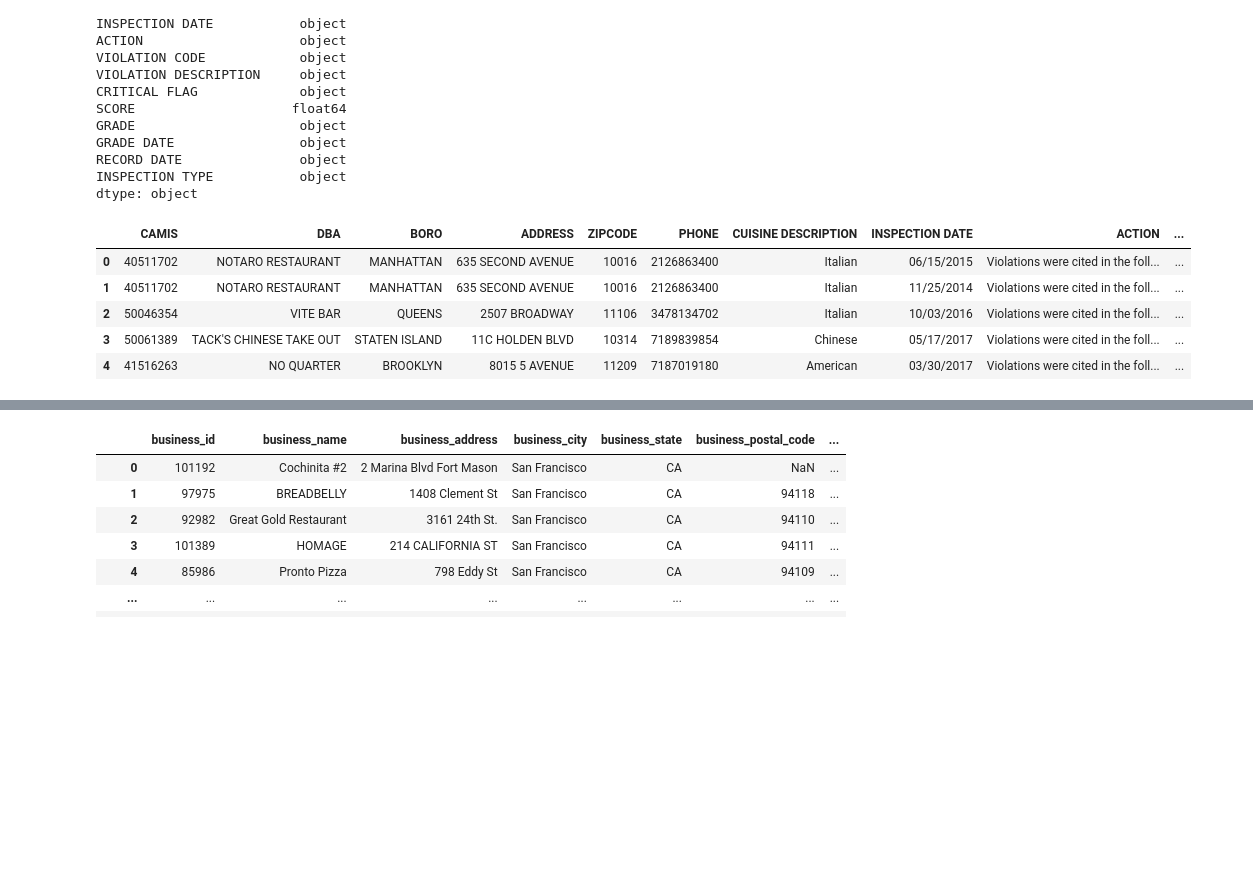
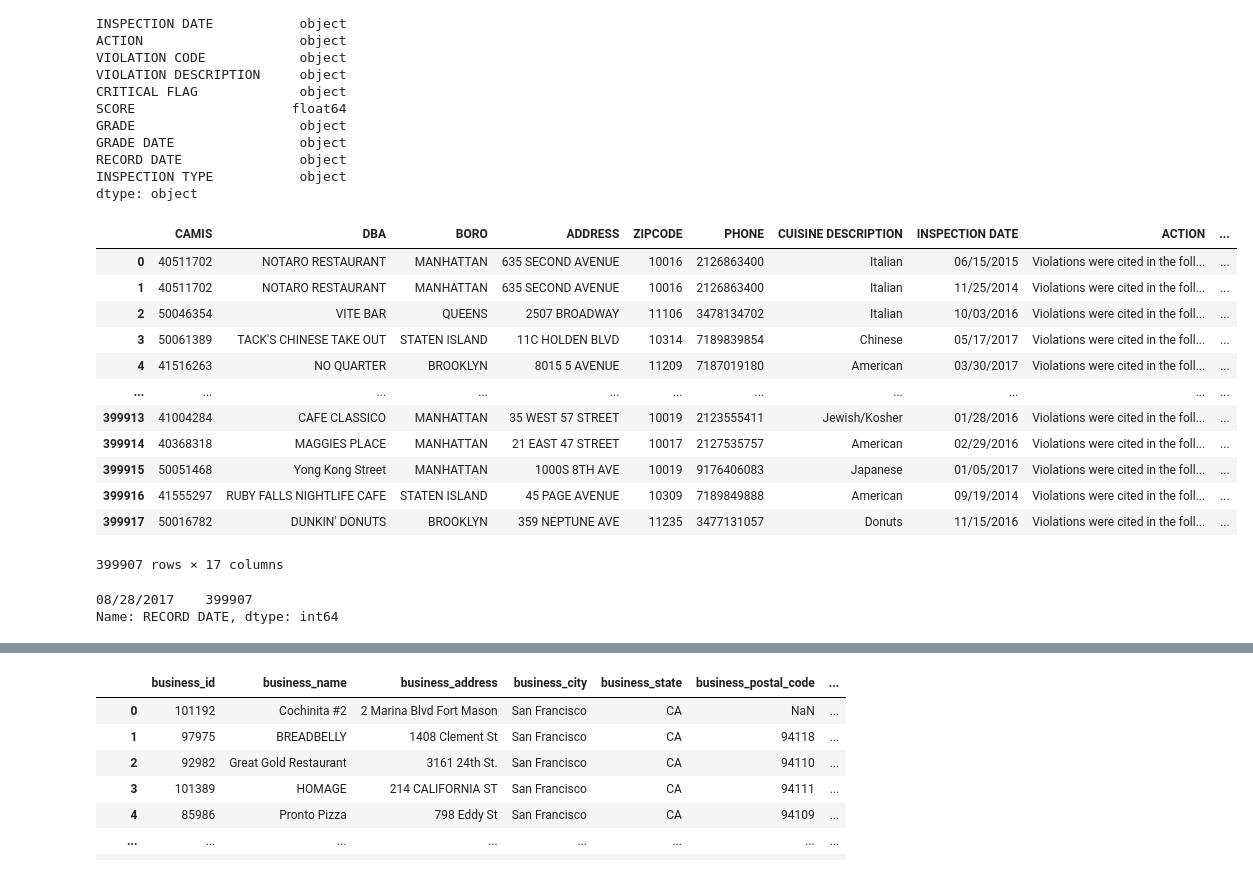
Before and after one commit to RothK215/Project-2-ETL, a Jupyter notebook: RK_Data_Cleaning_Retrieval_2.ipynb, the cells around one changed output, grey strips where cells are left out. Saved outputs shown, nothing was run; the diff lists cells and outputs as text; code cells hidden in the pictures; blank space fills up the shorter version.

```diff
--- a/RK_Data_Cleaning_Retrieval_2.ipynb
+++ b/RK_Data_Cleaning_Retrieval_2.ipynb
@@ -51,25 +51,39 @@ nycdf = nyc_df.copy()
 # %%
 # Drop any duplicate rows.
 nycdf = nycdf.drop_duplicates()
 
 # Replace any missing zipcode with 0 and Remove decimal place in zip code.
 nycdf['ZIPCODE'] = nycdf['ZIPCODE'].fillna(0)
 nycdf['ZIPCODE'] = nycdf['ZIPCODE'].astype(int)
 
 # Merge Building with Street in one called Address
 nycdf['ADDRESS'] = nycdf['BUILDING'] + f" " + nycdf['STREET']
 
 # Unselect Building and Street columns
 nycdf = nycdf[['CAMIS', 'DBA', 'BORO', 'ADDRESS', 'ZIPCODE', 'PHONE', 'CUISINE DESCRIPTION', 'INSPECTION DATE', 'ACTION',
                'VIOLATION CODE', 'VIOLATION DESCRIPTION', 'CRITICAL FLAG', 'SCORE', 'GRADE', 'GRADE DATE', 'RECORD DATE',
                'INSPECTION TYPE']]
 
 # Lower case columns
-nycdf.head()
+nycdf
 # %% [output]
 |  | CAMIS | DBA | BORO | ADDRESS | ZIPCODE | PHONE | CUISINE DESCRIPTION | INSPECTION DATE | ACTION | ... |
 | 0 | 40511702 | NOTARO RESTAURANT | MANHATTAN | 635 SECOND AVENUE | 10016 | 2126863400 | Italian | 06/15/2015 | Violations were cited in the foll... | ... |
 | 1 | 40511702 | NOTARO RESTAURANT | MANHATTAN | 635 SECOND AVENUE | 10016 | 2126863400 | Italian | 11/25/2014 | Violations were cited in the foll... | ... |
 | 2 | 50046354 | VITE BAR | QUEENS | 2507 BROADWAY | 11106 | 3478134702 | Italian | 10/03/2016 | Violations were cited in the foll... | ... |
 | 3 | 50061389 | TACK'S CHINESE TAKE OUT | STATEN ISLAND | 11C HOLDEN BLVD | 10314 | 7189839854 | Chinese | 05/17/2017 | Violations were cited in the foll... | ... |
 | 4 | 41516263 | NO QUARTER | BROOKLYN | 8015 5 AVENUE | 11209 | 7187019180 | American | 03/30/2017 | Violations were cited in the foll... | ... |
+| ... | ... | ... | ... | ... | ... | ... | ... | ... | ... | ... |
+| 399913 | 41004284 | CAFE CLASSICO | MANHATTAN | 35 WEST 57 STREET | 10019 | 2123555411 | Jewish/Kosher | 01/28/2016 | Violations were cited in the foll... | ... |
+| 399914 | 40368318 | MAGGIES PLACE | MANHATTAN | 21 EAST 47 STREET | 10017 | 2127535757 | American | 02/29/2016 | Violations were cited in the foll... | ... |
+| 399915 | 50051468 | Yong Kong Street | MANHATTAN | 1000S 8TH AVE | 10019 | 9176406083 | Japanese | 01/05/2017 | Violations were cited in the foll... | ... |
+| 399916 | 41555297 | RUBY FALLS NIGHTLIFE CAFE | STATEN ISLAND | 45 PAGE AVENUE | 10309 | 7189849888 | American | 09/19/2014 | Violations were cited in the foll... | ... |
+| 399917 | 50016782 | DUNKIN' DONUTS | BROOKLYN | 359 NEPTUNE AVE | 11235 | 3477131057 | Donuts | 11/15/2016 | Violations were cited in the foll... | ... |
+399907 rows × 17 columns
+# %%
+# See if there is any other value besides 08/28/2017 in thhe RECORD DATE
+# IF THERE IS JUST ONE VALUE, DELETE THE COLUMN
+nycdf['RECORD DATE'].value_counts()
+# %% [output]
+08/28/2017    399907
+Name: RECORD DATE, dtype: int64
```
Also changed, not shown: parts of 9 cells of this notebook, 3 other files.
